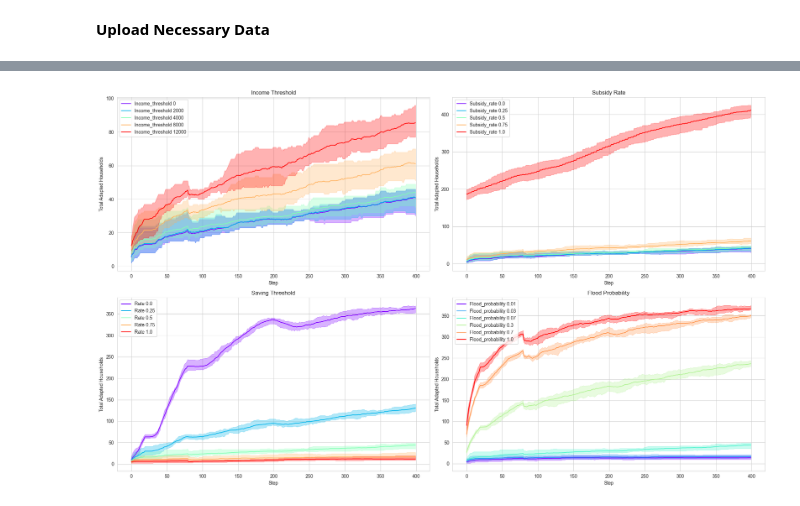
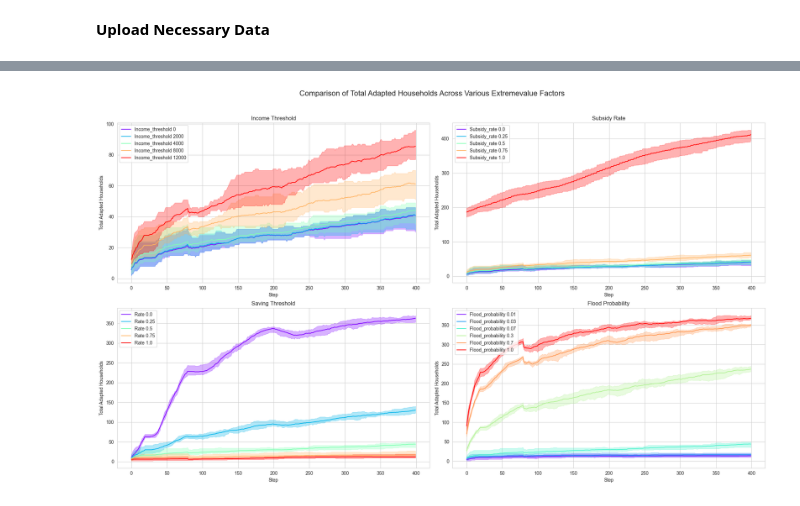
Before and after one commit to ctezgec/abm, a Jupyter notebook: model/analysis_extremevalue.ipynb, the cells around one changed output, grey strips where cells are left out. Cells and saved outputs as stored; diff of their text form; code cells hidden in the pictures.

```diff
--- a/model/analysis_extremevalue.ipynb
+++ b/model/analysis_extremevalue.ipynb
@@ -76,29 +12,0 @@ plt.show()
-# %%
-model_dataframe_income_threshold = pd.read_csv(f"../result_extremevalue/{'model_sensitivity_results_income_threshold'}.csv")
-# Group by 'Step' and 'income_threshold', then calculate the mean, min, and max for 'total_adapted_households'
-grouped = model_dataframe_income_threshold.groupby(['Step', 'income_threshold'])['total_adapted_households'].agg(['mean', 'min', 'max']).reset_index()
-
-# Get unique income_threshold values for color differentiation
-income_thresholds = grouped['income_threshold'].unique()
-
-# Create a color map to assign different colors for each income_threshold
-color_map = plt.cm.rainbow(np.linspace(0, 1, len(income_thresholds)))
-
-plt.figure(figsize=(10, 6))
-
-# Plot each income_threshold in different colors
-for income_threshold, color in zip(income_thresholds, color_map):
-    # Subset the DataFrame for the current income_threshold
-    subset = grouped[grouped['income_threshold'] == income_threshold]
-
-    # Plot the mean line for total_adapted_households
-    plt.plot(subset['Step'], subset['mean'], label=f'Income Threshold {income_threshold}', color=color)
-
-    # Create the shadow area for the same income_threshold
-    plt.fill_between(subset['Step'], subset['min'], subset['max'], alpha=0.3, color=color)
-
-plt.xlabel('Step')
-plt.ylabel('Total Adapted Households')
-plt.title('Tornado Chart of Total Adapted Households by Income Threshold Over Steps')
-plt.legend()
-plt.show()
@@ -107,7 +57,4 @@ plt.show()
 # %%
-import pandas as pd
-import matplotlib.pyplot as plt
-import numpy as np
 
 def group_data(df, group_column):
     return df.groupby(['Step', group_column])['total_adapted_households'].agg(['mean', 'min', 'max']).reset_index()
@@ -123,31 +70,35 @@ def plot_data(grouped, group_column, ax, title):
 
     ax.set_xlabel('Step')
     ax.set_ylabel('Total Adapted Households')
     ax.set_title(title)
     ax.legend()
 
 # Read dataframes
 model_dataframe_income_threshold = pd.read_csv("../result_extremevalue/model_sensitivity_results_income_threshold.csv")
 model_dataframe_subsidy_rate = pd.read_csv("../result_extremevalue/model_sensitivity_results_subsidy_rate.csv")
 model_dataframe_saving_threshold = pd.read_csv("../result_extremevalue/model_sensitivity_results_saving_threshold.csv")
 model_dataframe_flood_prob = pd.read_csv("../result_extremevalue/model_sensitivity_results_flood_prob.csv")
 
 # Group data
 grouped_income = group_data(model_dataframe_income_threshold, 'income_threshold')
 grouped_subsidy = group_data(model_dataframe_subsidy_rate, 'subsidy_rate')
 grouped_saving = group_data(model_dataframe_saving_threshold, 'rate')
 grouped_flood = group_data(model_dataframe_flood_prob, 'flood_probability')
 
 # Create figure and subplots
 fig, axs = plt.subplots(2, 2, figsize=(20, 12)) # Adjust the number of rows and columns as needed
 
 # Plot data
 plot_data(grouped_income, 'income_threshold', axs[0, 0], 'Income Threshold')
 plot_data(grouped_subsidy, 'subsidy_rate', axs[0, 1], 'Subsidy Rate')
 plot_data(grouped_saving, 'rate', axs[1, 0], 'Saving Threshold')
 plot_data(grouped_flood, 'flood_probability', axs[1, 1], 'Flood Probability')
 
+# Set the title for the entire figure
+fig.suptitle('Comparison of Total Adapted Households Across Various Extremevalue Factors', fontsize=16)
+
 plt.tight_layout()
+fig.subplots_adjust(top=0.9) # Adjust the top spacing to accommodate the figure title
 plt.show()
 # %% [output]
-[figure, old version]
+[figure, new version]
```
Also changed, not shown: parts of 5 cells of this notebook.
